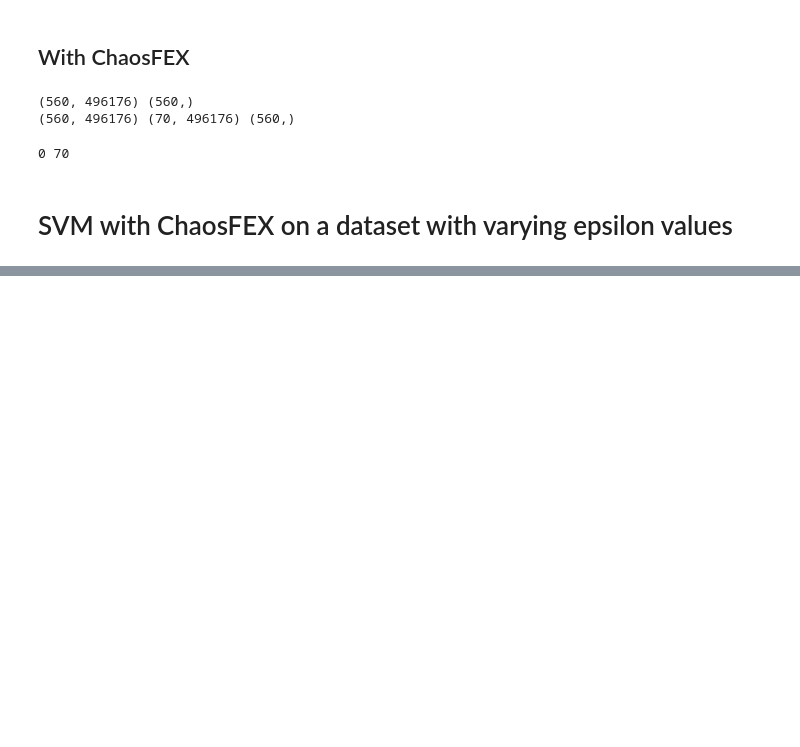
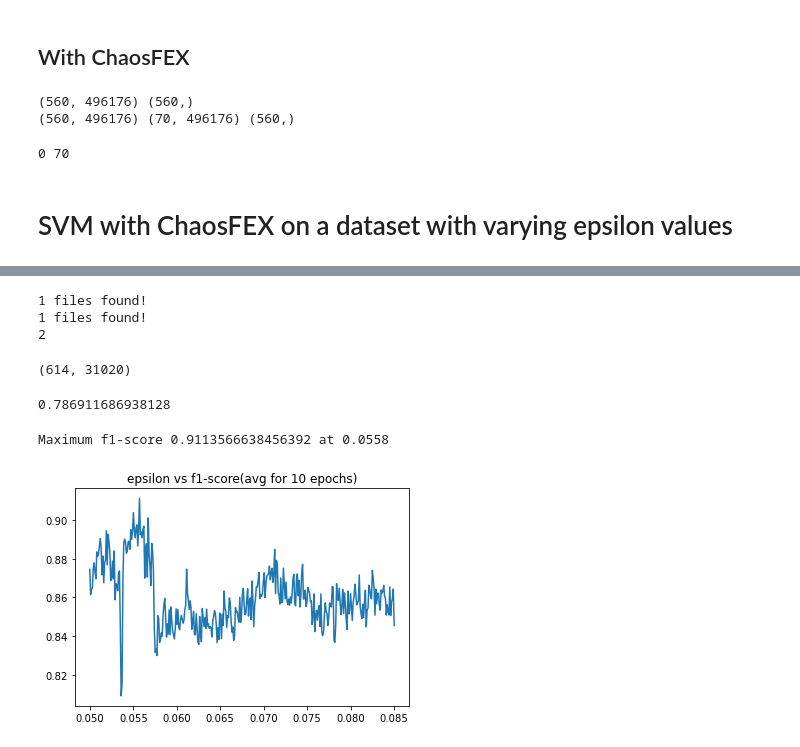
Before and after one commit to thekoc11/raga-clustering-experiments, a Jupyter notebook: svm.ipynb, the cells around one changed output, grey strips where cells are left out. Drawn from its saved outputs; the diff is of its cells as text; code cells hidden in the pictures; blank space fills up the shorter version.

```diff
--- a/svm.ipynb
+++ b/svm.ipynb
@@ -252,0 +280,70 @@ print(count, len(predicted))
+# %%
+from svm_classifier import get_inputs
+
+files_path = r'E:\DATASET\dom_scale_inv'
+M1 = get_inputs(files_path, ('003',), 'pitches', chaos=False)
+M2 = get_inputs(files_path, ('022',), 'pitches', chaos=False)
+M = M1
+for m in M2:
+    M.append(m)
+print(len(M))
+# %% [output]
+1 files found!
+1 files found!
+2
+# %%
+import numpy as np
+import os
+from sklearn.model_selection import cross_val_score
+# x = np.random.choice(M)
+# X_temp1 = np.load(os.path.join(files_path, M[0]))
+# X_temp2 /= np.load(os.path.join(files_path, M[1]))
+X_temp = np.append(X_temp1, X_temp2, axis=0)
+x_temp = []
+for i in range(len(X_temp)):
+    x_temp.append(X_temp[i].ravel())
+X_temp = np.array(x_temp)
+print(X_temp.shape)
+clf = svm.SVC(kernel='linear')
+
+scores = cross_val_score(clf, X_temp, y, cv=10)
+scores.sum()/len(scores)
+# %% [output]
+(614, 31020)
+0.786911686938128
+# %%
+F1s = []
+Precs = []
+import tqdm
+for i in range(len(Xs)):
+    X = np.load(os.path.join(files_path, Xs[i]))
+    X = X[:, X.shape[1]//2:]
+    X_train, X_test, y_train, y_test = train_test_split(X, y, test_size=0.33, shuffle=True)
+    f1s = np.zeros(10)
+    prec = np.zeros(10)
+
+    classifier = svm.SVC(kernel='linear')
+    for iter in tqdm.tqdm(range(10)):
+        # print(f"starting epoch {iter+1}")
+        classifier.fit(X_train, y_train)
+        predicted = classifier.predict(X_test)
+        p = metrics.precision_score(y_test, predicted, pos_label=3)
+        f = metrics.f1_score(y_test, predicted, pos_label=3)
+        X_train, X_test, y_train, y_test = train_test_split(X, y, test_size=0.33, shuffle=True)
+        # print(f"end of epoch {iter+1}")
+        f1s[iter] = f
+        prec[iter] = p
+    # print(f"{0.05 + ((i+1)/10000)} \t {f1s.sum() / f1s.shape[0]} \t {prec.sum() / prec.shape[0]}")
+    F1s.append(f1s.sum() / f1s.shape[0])
+    Precs.append(prec.sum() / prec.shape[0])
+
+
+import matplotlib.pyplot as plt
+X_axis=np.linspace(0.05, 0.085, len(F1s))
+plt.plot(X_axis, F1s)
+plt.title("epsilon vs f1-score(avg for 10 epochs)")
+F1s = np.array(F1s)
+print(f"Maximum f1-score {F1s.max()} at {0.05 + (F1s.argmax()+1)/10000}")
+# %% [output]
+Maximum f1-score 0.9113566638456392 at 0.0558
+[figure, added]
```
Also changed, not shown: parts of 32 cells of this notebook, 14 other files.
